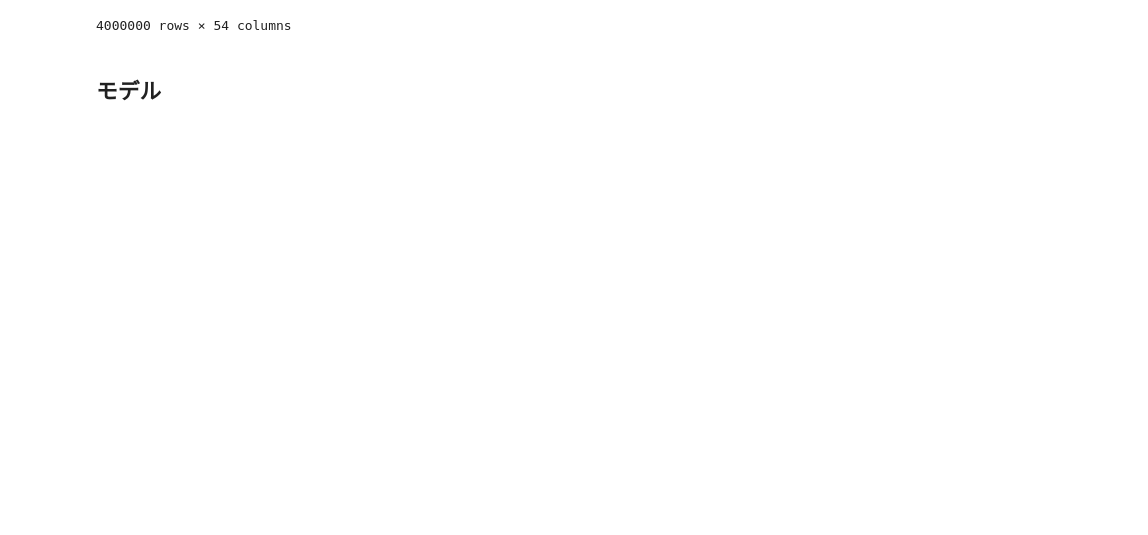
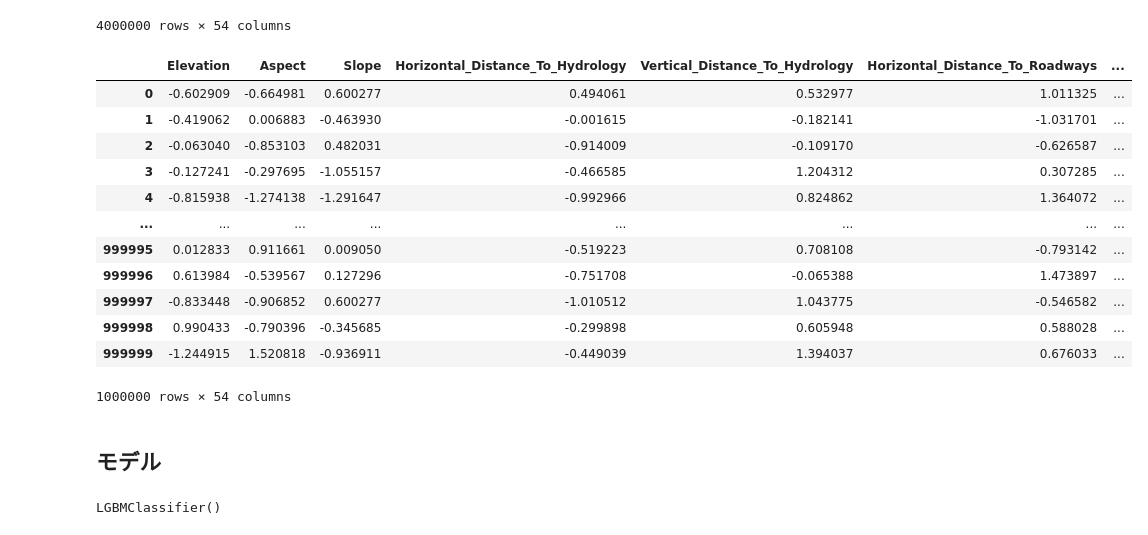
Before and after one commit to rrrrind/kaggle, a Jupyter notebook: workspace/Tabular_Playground_Series_Dec_2021/main.ipynb, the cells around one changed output. Drawn from its saved outputs; the diff is of its cells as text; code cells hidden in the pictures; blank space fills up the shorter version.

```diff
--- a/workspace/Tabular_Playground_Series_Dec_2021/main.ipynb
+++ b/workspace/Tabular_Playground_Series_Dec_2021/main.ipynb
@@ -142,6 +143,10 @@ train_ob = train_data['Cover_Type']
 # 標準化
 ss = preprocessing.StandardScaler()
 train_ss = pd.DataFrame(ss.fit_transform(train_ex), index=train_ex.index, columns=train_ex.columns)
+# %%
+# 標準化
+ss = preprocessing.StandardScaler()
+test_ss = pd.DataFrame(ss.fit_transform(test_data), index=test_data.index, columns=test_data.columns)
 # %%
 train_ss
 # %% [output]
@@ -158,7 +163,27 @@ train_ss
 | 3999998 | -1.384516 | 0.240215 | 0.222595 | 0.462082 | 0.503363 | 0.627358 | ... |
 | 3999999 | 0.355679 | -0.141738 | -1.298454 | -1.003380 | -0.625405 | -0.069657 | ... |
 4000000 rows × 54 columns
+# %%
+test_ss
+# %% [output]
+|  | Elevation | Aspect | Slope | Horizontal_Distance_To_Hydrology | Vertical_Distance_To_Hydrology | Horizontal_Distance_To_Roadways | ... |
+| 0 | -0.602909 | -0.664981 | 0.600277 | 0.494061 | 0.532977 | 1.011325 | ... |
+| 1 | -0.419062 | 0.006883 | -0.463930 | -0.001615 | -0.182141 | -1.031701 | ... |
+| 2 | -0.063040 | -0.853103 | 0.482031 | -0.914009 | -0.109170 | -0.626587 | ... |
+| 3 | -0.127241 | -0.297695 | -1.055157 | -0.466585 | 1.204312 | 0.307285 | ... |
+| 4 | -0.815938 | -1.274138 | -1.291647 | -0.992966 | 0.824862 | 1.364072 | ... |
+| ... | ... | ... | ... | ... | ... | ... | ... |
+| 999995 | 0.012833 | 0.911661 | 0.009050 | -0.519223 | 0.708108 | -0.793142 | ... |
+| 999996 | 0.613984 | -0.539567 | 0.127296 | -0.751708 | -0.065388 | 1.473897 | ... |
+| 999997 | -0.833448 | -0.906852 | 0.600277 | -1.010512 | 1.043775 | -0.546582 | ... |
+| 999998 | 0.990433 | -0.790396 | -0.345685 | -0.299898 | 0.605948 | 0.588028 | ... |
+| 999999 | -1.244915 | 1.520818 | -0.936911 | -0.449039 | 1.394037 | 0.676033 | ... |
+1000000 rows × 54 columns
 # %% [markdown]
 ## モデル
 # %%
 lgbm = lightgbm.LGBMClassifier()
+# %%
+lgbm.fit(train_ss, train_ob)
+# %% [output]
+LGBMClassifier()
```
Also changed, not shown: parts of 4 cells of this notebook.
